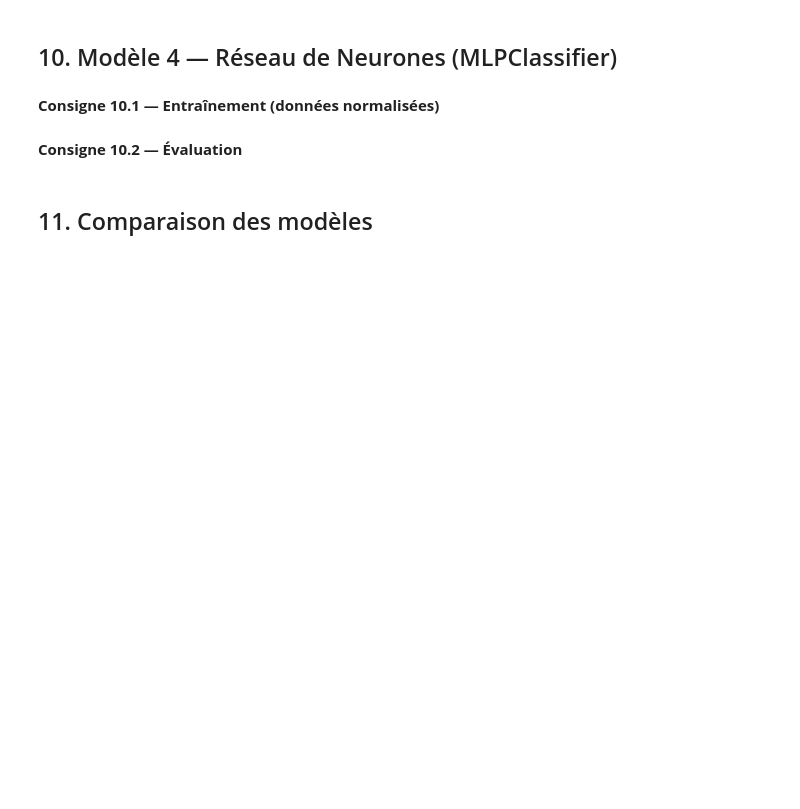
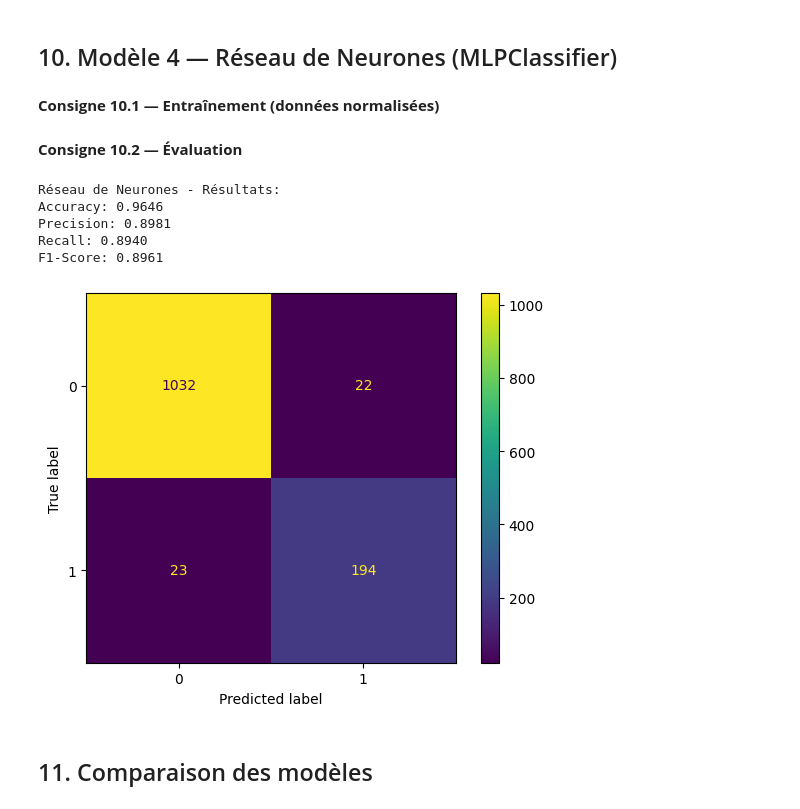
Before and after one commit to 17matb/youtube-trends, a Jupyter notebook: ml_youtube_trends.ipynb, the cells around one changed output. Saved outputs shown, nothing was run; the diff lists cells and outputs as text; code cells hidden in the pictures; blank space fills up the shorter version.

```diff
--- a/ml_youtube_trends.ipynb
+++ b/ml_youtube_trends.ipynb
@@ -673,21 +685,39 @@ plt.show()
 **Consigne 10.1 — Entraînement (données normalisées)**
 # %%
 # VOTRE CODE ICI - Section 10.1
-# from sklearn.neural_network import MLPClassifier
-# nn_model = MLPClassifier(hidden_layer_sizes=(100, 50), activation='relu', solver='adam', max_iter=1000, random_state=42)
-# nn_model.fit(X_train_scaled, y_train)
-# nn_predictions = nn_model.predict(X_test_scaled)
+nn_model = MLPClassifier(
+    hidden_layer_sizes=(100, 50),
+    activation='relu',
+    solver='adam',
+    max_iter=1000,
+    random_state=1,
+)
+nn_model.fit(X_train_final, y_train)
+nn_predictions = nn_model.predict(X_test_final)
 # %% [markdown]
 **Consigne 10.2 — Évaluation**
 # %%
 # VOTRE CODE ICI - Section 10.2
-# print("Réseau de Neurones - Résultats:")
-# ....
-# print(f"Precision: {precision_score(y_test, nn_predictions):.4f}")
-# print(f"Recall: {recall_score(y_test, nn_predictions):.4f}")
-# print(f"F1-Score: {f1_score(y_test, nn_predictions):.4f}")
-# # Nombre d'itérations
+print("Réseau de Neurones - Résultats:")
+print(f'Accuracy: {accuracy_score(y_test, nn_predictions):.4f}')
+print(f"Precision: {precision_score(y_test, nn_predictions):.4f}")
+print(f"Recall: {recall_score(y_test, nn_predictions):.4f}")
+print(f"F1-Score: {f1_score(y_test, nn_predictions):.4f}")
+# Nombre d'itérations
 # # ....
+# %% [output]
+Réseau de Neurones - Résultats:
+Accuracy: 0.9646
+Precision: 0.8981
+Recall: 0.8940
+F1-Score: 0.8961
+# %%
+cm_4 = confusion_matrix(y_test, nn_predictions)
+display_cm_4 = ConfusionMatrixDisplay(cm_4)
+display_cm_4.plot()
+plt.show()
+# %% [output]
+[figure, added]
 # %% [markdown]
 ## 11. Comparaison des modèles
 # %%
```
Also changed, not shown: parts of 6 cells of this notebook, 2 other files.
